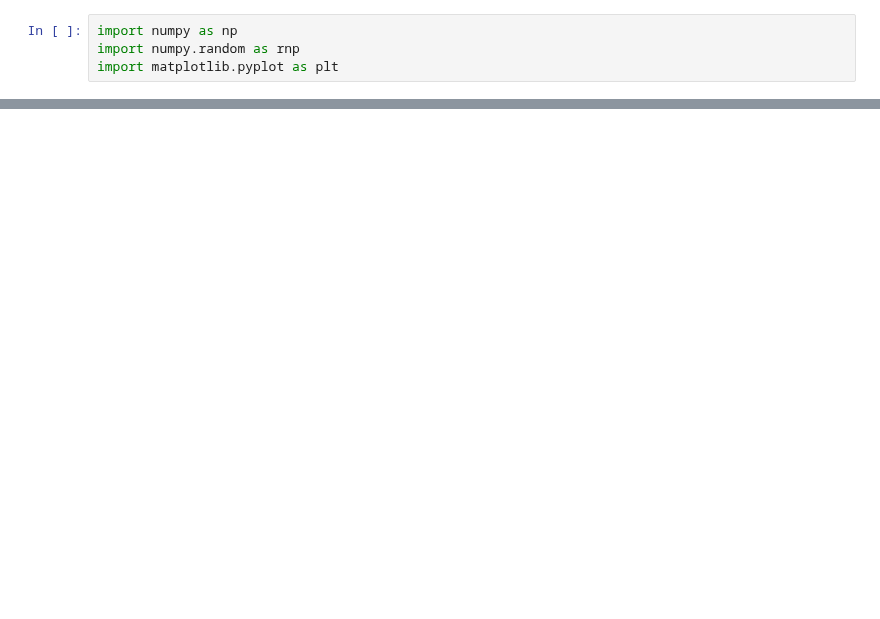
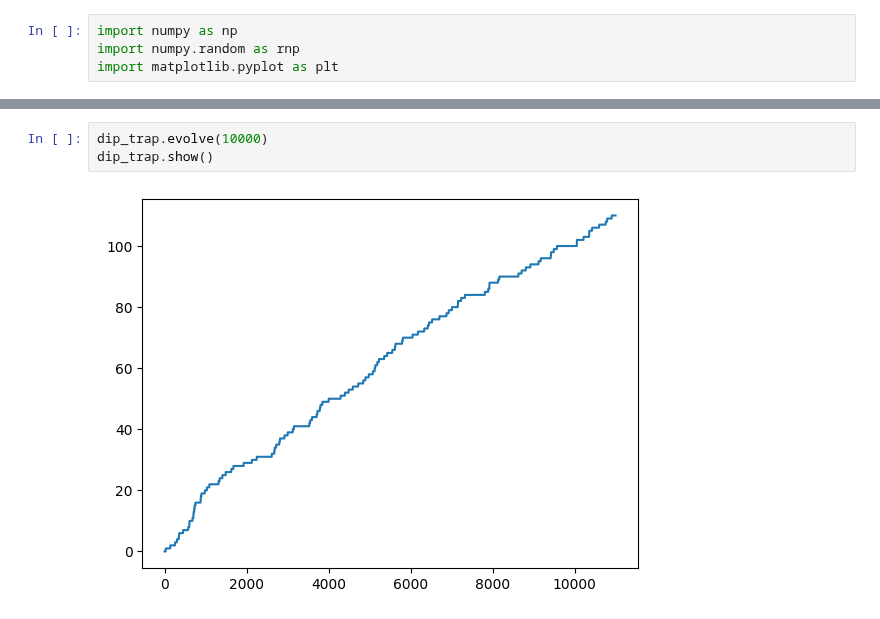
Before and after one commit to Valerio-Amico/Lab-Rydberg, a Jupyter notebook: dipolar_trap/occupation_rate.ipynb, the cells around one changed output, grey strips where cells are left out. Cells and saved outputs as stored; diff of their text form; blank space fills up the shorter version.

```diff
--- a/dipolar_trap/occupation_rate.ipynb
+++ b/dipolar_trap/occupation_rate.ipynb
@@ -56,0 +67,5 @@ dip_trap.show()
+# %%
+dip_trap.evolve(10000)
+dip_trap.show()
+# %% [output]
+[figure, added]
```
Also changed, not shown: parts of 4 cells of this notebook, 2 other files.
